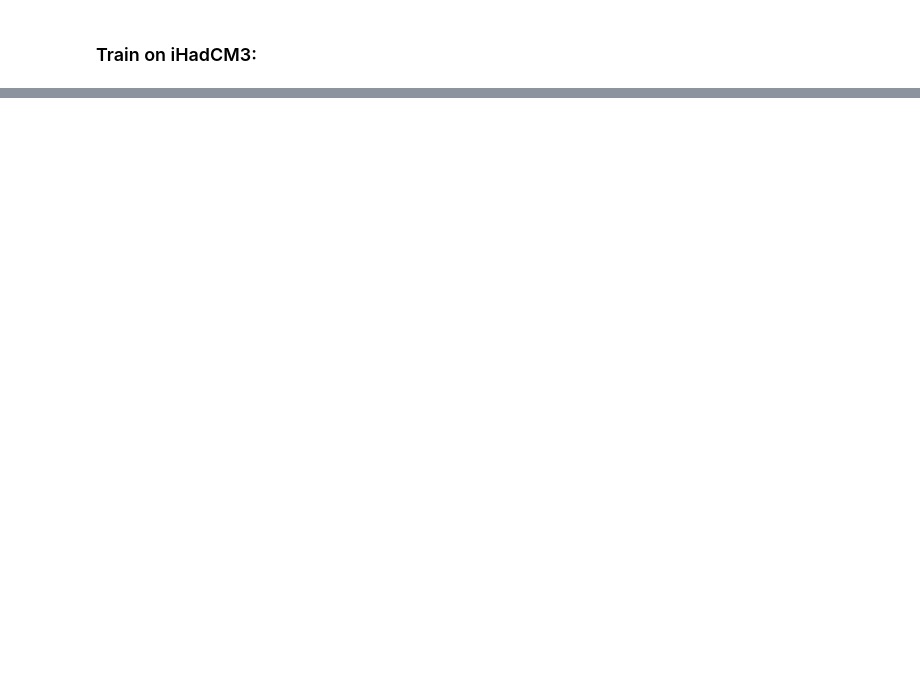
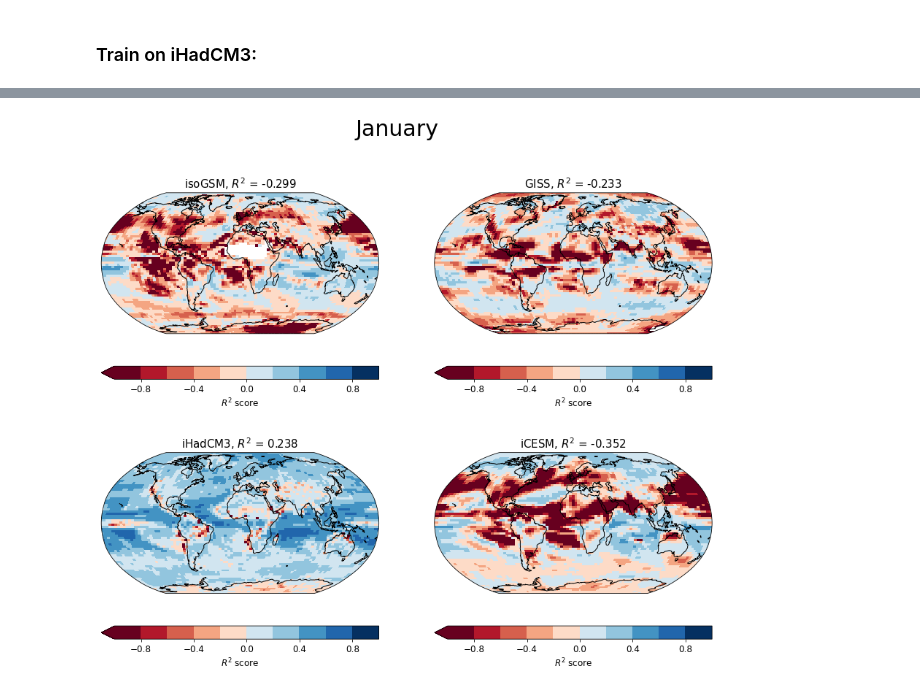
Before and after one commit to jonathanwider/isoEm, a Jupyter notebook: Test_crossprediction.ipynb, the cells around one changed output, grey strips where cells are left out. Cells and saved outputs as stored; diff of their text form; code cells hidden in the pictures; blank space fills up the shorter version.

```diff
--- a/Test_crossprediction.ipynb
+++ b/Test_crossprediction.ipynb
@@ -925,0 +923,10 @@ plt.show()
+# %%
+k=0
+fig, ax = plt.subplots(nrows=2, ncols=2, subplot_kw={'projection': r2_style["PROJECTION"]}, figsize=r2_style["FIGSIZE"])
+for i in range(len(gt)):
+    plot_map(ax[i//2,i%2], r2[i][k], descriptions[i]["DATASET_DESCRIPTION"], r2_style,
+             title=descriptions[i]["DATASET_DESCRIPTION"]["CLIMATE_MODEL"]+r", $R^2$ = {:.3f}".format(r2_mean[i][k]))
+fig.suptitle("January", fontsize=30)
+plt.show()
+# %% [output]
+[figure, added]
```
Also changed, not shown: parts of 43 cells of this notebook, 6 other files.
